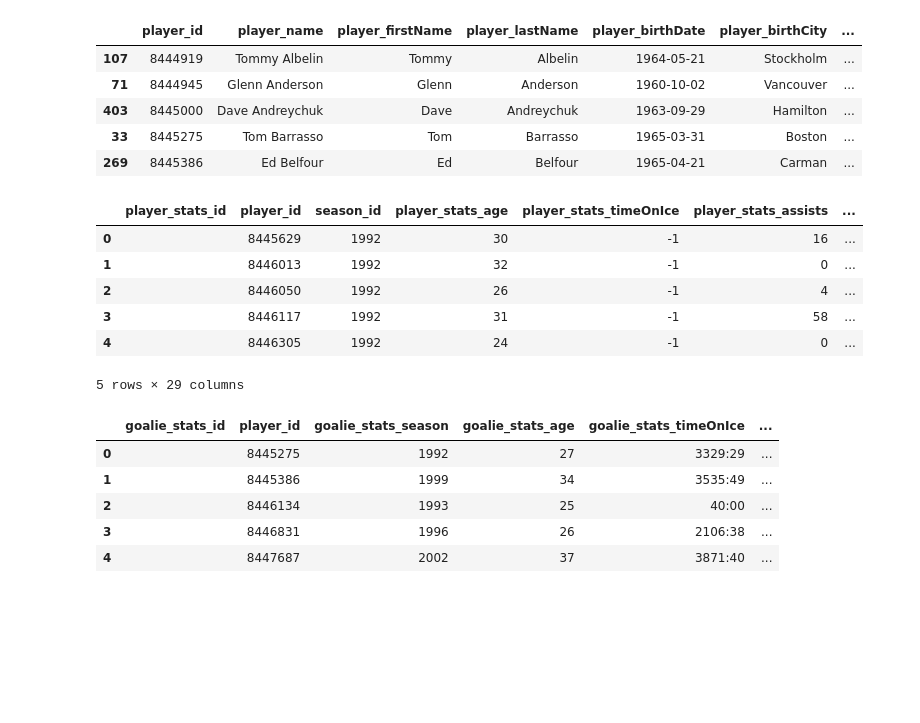
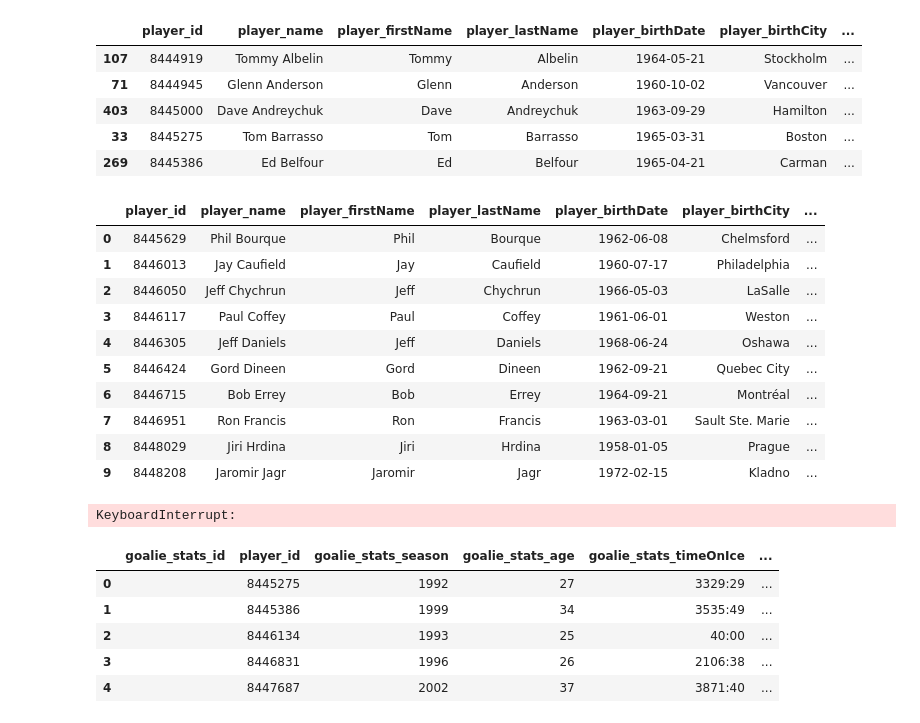
Before and after one commit to joeldemontigny/project-sports-analytics-NHL-2.0, a Jupyter notebook: project-sports-analytics-NHL_Project_3.ipynb, the cells around one changed output. Drawn from its saved outputs; the diff is of its cells as text; code cells hidden in the pictures; blank space fills up the shorter version.

```diff
--- a/project-sports-analytics-NHL_Project_3.ipynb
+++ b/project-sports-analytics-NHL_Project_3.ipynb
@@ -175,6 +253,21 @@ player_information_sorted_df.head()
 | 403 | 8445000 | Dave Andreychuk | Dave | Andreychuk | 1963-09-29 | Hamilton | ... |
 | 33 | 8445275 | Tom Barrasso | Tom | Barrasso | 1965-03-31 | Boston | ... |
 | 269 | 8445386 | Ed Belfour | Ed | Belfour | 1965-04-21 | Carman | ... |
+# %%
+player_information_df.head(10)
+goalie_df.head(10)
+# %% [output]
+|  | player_id | player_name | player_firstName | player_lastName | player_birthDate | player_birthCity | ... |
+| 0 | 8445629 | Phil Bourque | Phil | Bourque | 1962-06-08 | Chelmsford | ... |
+| 1 | 8446013 | Jay Caufield | Jay | Caufield | 1960-07-17 | Philadelphia | ... |
+| 2 | 8446050 | Jeff Chychrun | Jeff | Chychrun | 1966-05-03 | LaSalle | ... |
+| 3 | 8446117 | Paul Coffey | Paul | Coffey | 1961-06-01 | Weston | ... |
+| 4 | 8446305 | Jeff Daniels | Jeff | Daniels | 1968-06-24 | Oshawa | ... |
+| 5 | 8446424 | Gord Dineen | Gord | Dineen | 1962-09-21 | Quebec City | ... |
+| 6 | 8446715 | Bob Errey | Bob | Errey | 1964-09-21 | Montréal | ... |
+| 7 | 8446951 | Ron Francis | Ron | Francis | 1963-03-01 | Sault Ste. Marie | ... |
+| 8 | 8448029 | Jiri Hrdina | Jiri | Hrdina | 1958-01-05 | Prague | ... |
+| 9 | 8448208 | Jaromir Jagr | Jaromir | Jagr | 1972-02-15 | Kladno | ... |
 # %%
 # Player Statistics - Winning Team (Skaters) per Season
 # Code by Ron Brennan
@@ -183,7 +276,6 @@ player_stats_url = "https://statsapi.web.nhl.com/api/v1/people/{}/stats?stats=st
 player_stats = []
 
 winning_skaters_df = player_information_df.loc[player_information_df['player_primaryPositionCode'] != 'G']
-
 
 for index, row in winning_skaters_df.iterrows():
 
@@ -254,9 +346,9 @@ for index, row in winning_skaters_df.iterrows():
                 except Exception as e:
                     player_powerPlayTimeOnIcePerGame = '-1'
 
-                player_season = win_season_yyyy[4:]
+                player_season_year = win_season_yyyy[4:]
                 player_birth_year = player_birthyear_yyyy[:4]
-                winning_age = (int(player_season)) - (int(player_birth_year))
+                winning_age = (int(player_season_year)) - (int(player_birth_year))
 
                 player_stats.append({
                     "player_stats_id" : '',
@@ -295,13 +387,7 @@ player_statistics.to_csv("./schema/player_statistics_utf-8.csv", index=False, en
 player_statistics.to_csv("./schema/player_statistics.csv", index=False)
 player_statistics.head()
 # %% [output]
-|  | player_stats_id | player_id | season_id | player_stats_age | player_stats_timeOnIce | player_stats_assists | ... |
-| 0 |  | 8445629 | 1992 | 30 | -1 | 16 | ... |
-| 1 |  | 8446013 | 1992 | 32 | -1 | 0 | ... |
-| 2 |  | 8446050 | 1992 | 26 | -1 | 4 | ... |
-| 3 |  | 8446117 | 1992 | 31 | -1 | 58 | ... |
-| 4 |  | 8446305 | 1992 | 24 | -1 | 0 | ... |
-5 rows × 29 columns
+KeyboardInterrupt:
 # %%
 # Player Statistics - Winning Team (Goalies) per Season
 # Code by Ron Brennan
```
Also changed, not shown: parts of 7 cells of this notebook, 5 other files.
